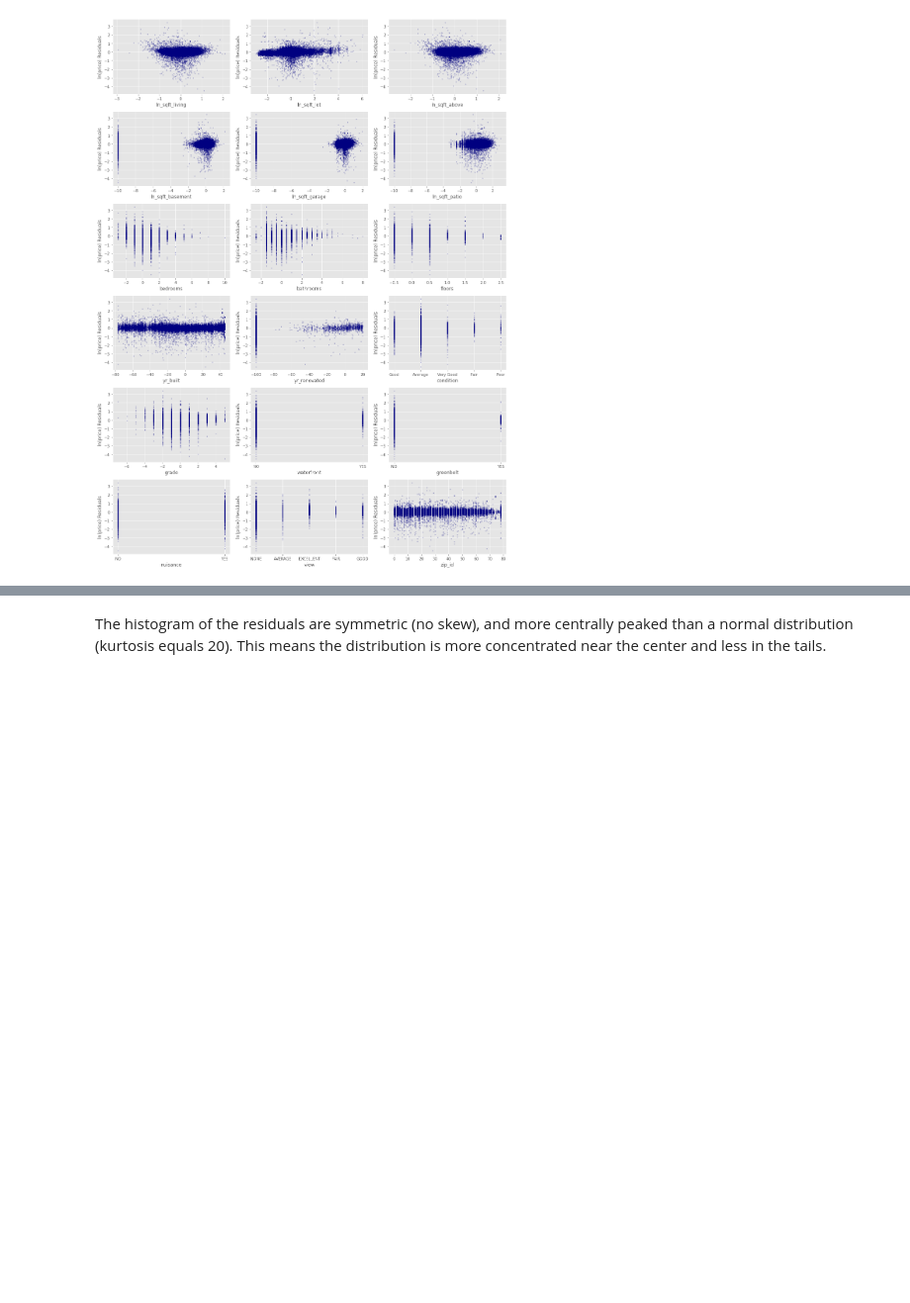
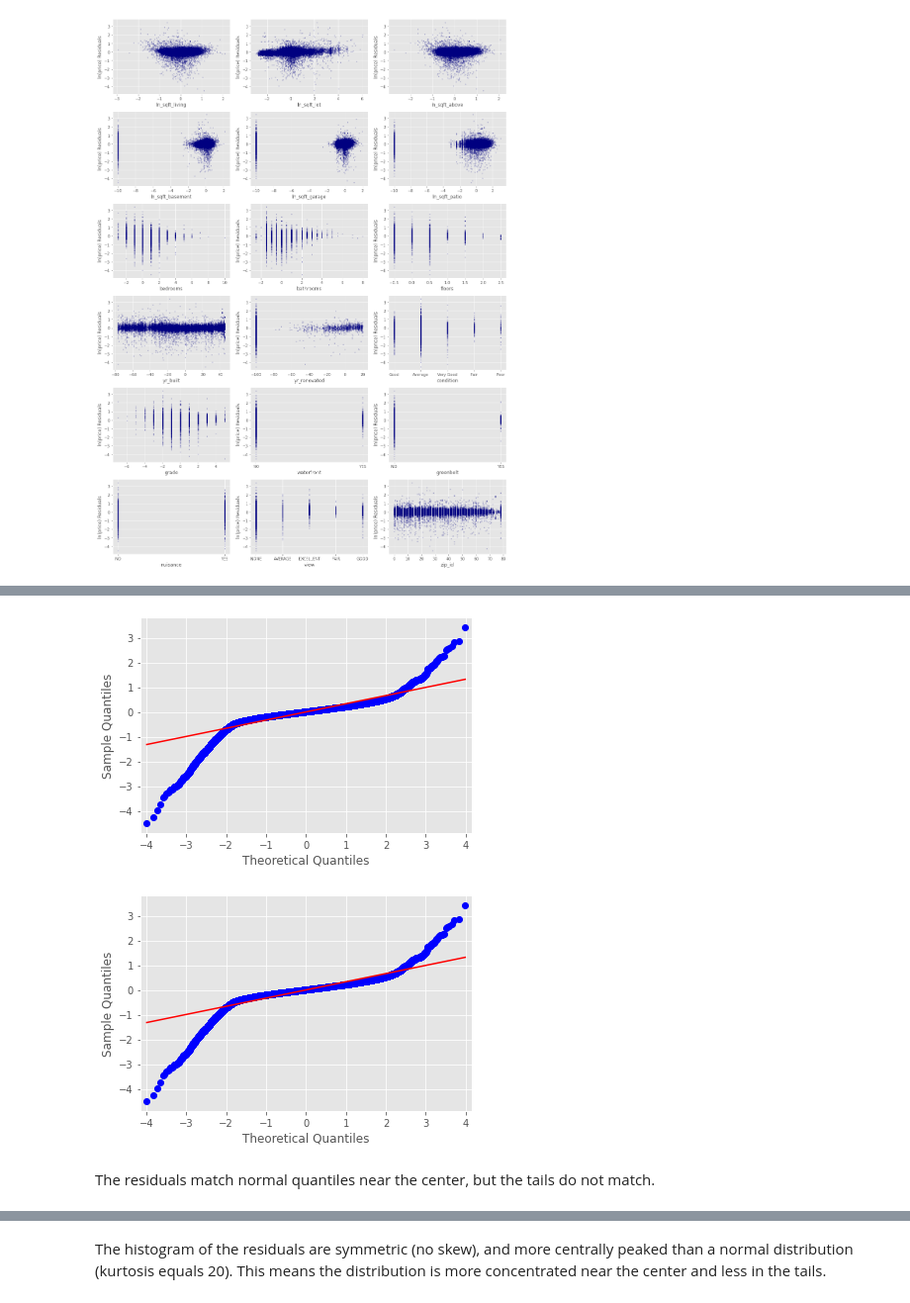
Before and after one commit to daviderics/KC-House-Sales-Phase-2-Project, a Jupyter notebook: student.ipynb, the cells around one changed output, grey strips where cells are left out. Shown at 99% size. Cells and saved outputs as stored; diff of their text form; code cells hidden in the pictures; blank space fills up the shorter version.

```diff
--- a/student.ipynb
+++ b/student.ipynb
@@ -767,3 +789,11 @@ Text(0, 0.5, 'count')
+# %%
+# Make Quantile-Quantile plot to compare to normal
+sm.qqplot(results.resid,line='s')
+# %% [output]
+[figure, added]
+[figure, added]
+# %% [markdown]
+The residuals match normal quantiles near the center, but the tails do not match.
 # %%
 stats.kurtosis(results.resid)
 # %% [output]
```
Also changed, not shown: parts of 19 cells of this notebook.
